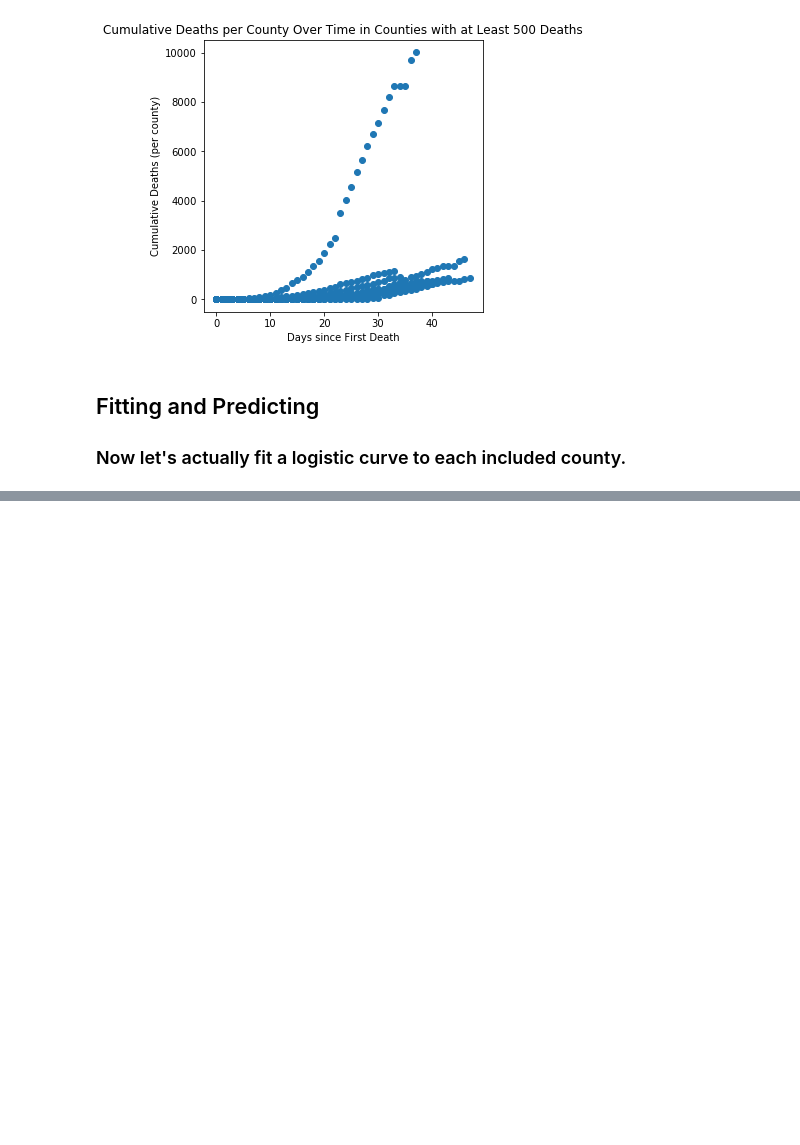
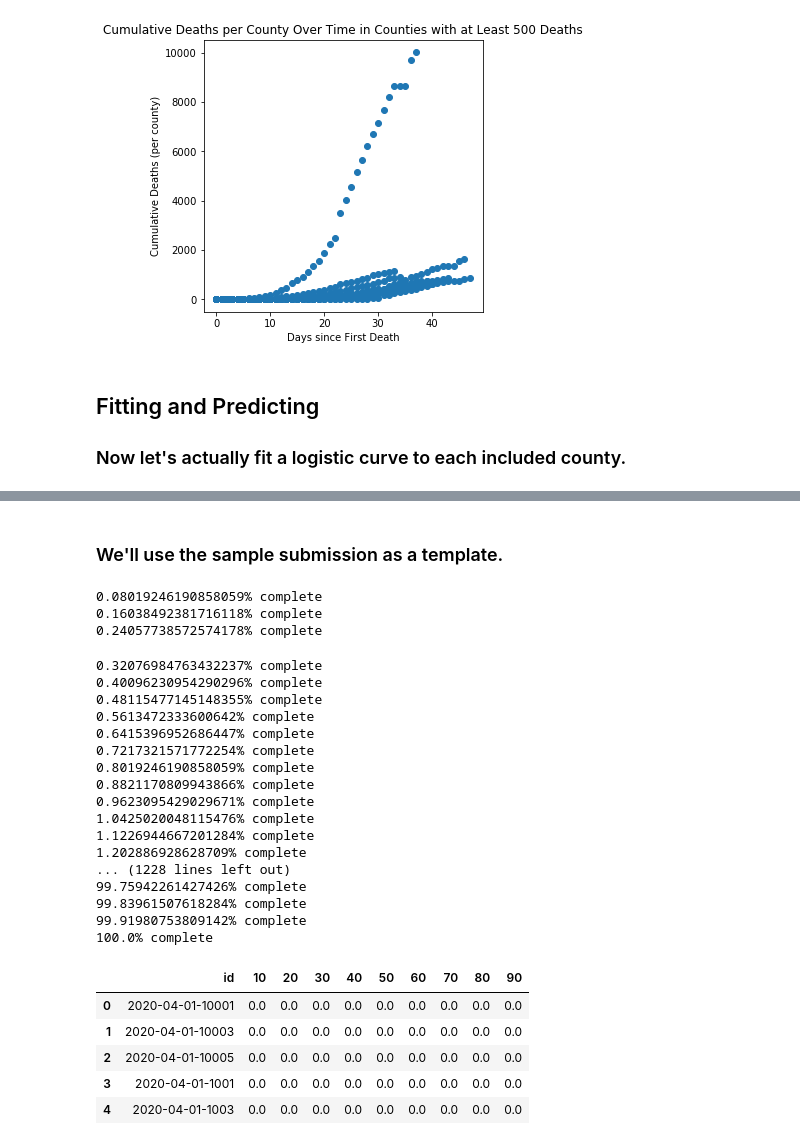
Before and after one commit to velischrist/billy-kimba, a Jupyter notebook: PreliminaryModels/Cumulative_Deaths_Logistic_Function_Model.ipynb, the cells around one changed output, grey strips where cells are left out. Cells and saved outputs as stored; diff of their text form; code cells hidden in the pictures; blank space fills up the shorter version.

```diff
--- a/PreliminaryModels/Cumulative_Deaths_Logistic_Function_Model.ipynb
+++ b/PreliminaryModels/Cumulative_Deaths_Logistic_Function_Model.ipynb
@@ -260,0 +389,32 @@ plt.show()
+# %% [markdown]
+### We'll use the sample submission as a template.
+# %%
+sub_df = build_submission(sample_submission)
+sub_df.head()
+# %% [output]
+0.08019246190858059% complete
+0.16038492381716118% complete
+0.24057738572574178% complete
+0.32076984763432237% complete
+0.40096230954290296% complete
+0.48115477145148355% complete
+0.5613472333600642% complete
+0.6415396952686447% complete
+0.7217321571772254% complete
+0.8019246190858059% complete
+0.8821170809943866% complete
+0.9623095429029671% complete
+1.0425020048115476% complete
+1.1226944667201284% complete
+1.202886928628709% complete
+... (1228 lines left out)
+99.75942261427426% complete
+99.83961507618284% complete
+99.91980753809142% complete
+100.0% complete
+|  | id | 10 | 20 | 30 | 40 | 50 | 60 | 70 | 80 | 90 |
+| 0 | 2020-04-01-10001 | 0.0 | 0.0 | 0.0 | 0.0 | 0.0 | 0.0 | 0.0 | 0.0 | 0.0 |
+| 1 | 2020-04-01-10003 | 0.0 | 0.0 | 0.0 | 0.0 | 0.0 | 0.0 | 0.0 | 0.0 | 0.0 |
+| 2 | 2020-04-01-10005 | 0.0 | 0.0 | 0.0 | 0.0 | 0.0 | 0.0 | 0.0 | 0.0 | 0.0 |
+| 3 | 2020-04-01-1001 | 0.0 | 0.0 | 0.0 | 0.0 | 0.0 | 0.0 | 0.0 | 0.0 | 0.0 |
+| 4 | 2020-04-01-1003 | 0.0 | 0.0 | 0.0 | 0.0 | 0.0 | 0.0 | 0.0 | 0.0 | 0.0 |
```
Also changed, not shown: parts of 12 cells of this notebook, 3 other files.
